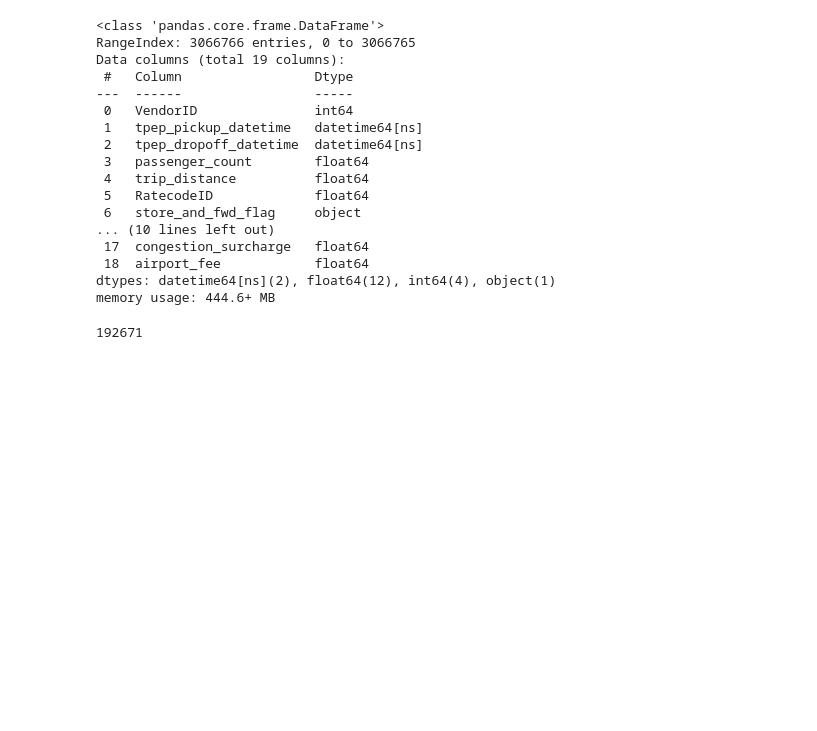
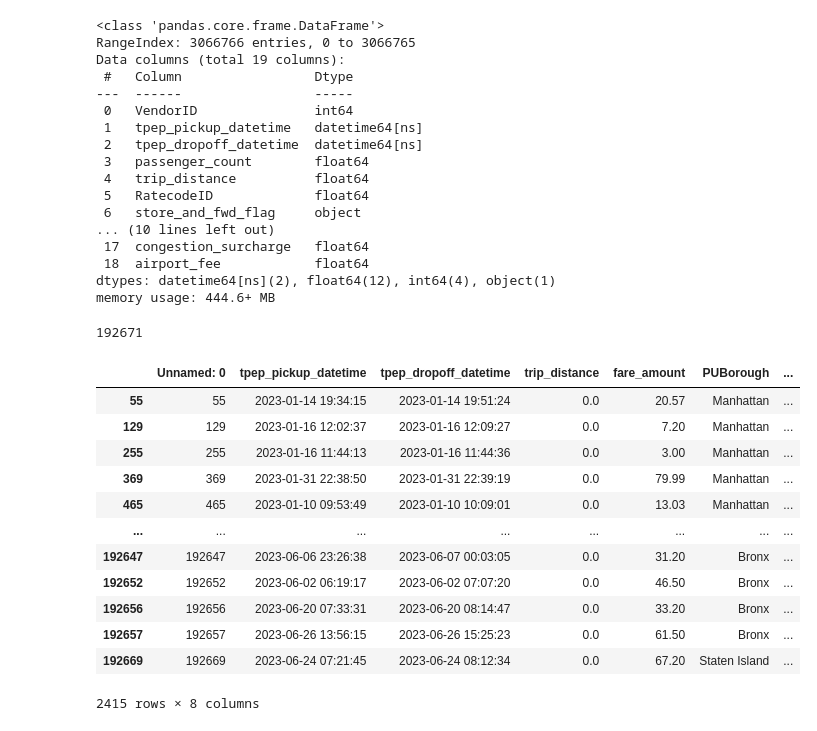
Before and after one commit to willflorez/Taxis-Nueva-York-y-CO2, a Jupyter notebook: data/ETL-borough.ipynb, the cells around one changed output. Saved outputs shown, nothing was run; the diff lists cells and outputs as text; code cells hidden in the pictures; blank space fills up the shorter version.

```diff
--- a/data/ETL-borough.ipynb
+++ b/data/ETL-borough.ipynb
@@ -220,3 +220,21 @@ dataframes = [enero_borough,febrero_borough,marzo_borough,abril_borough,mayo_bor
 boroughs = pd.concat(dataframes, ignore_index=True)
 # %%
 boroughs.to_csv('boroughs.csv')
+# %%
+distritos = pd.read_csv('boroughs.csv')
+# %%
+distritos[distritos['trip_distance'] == 0]
+# %% [output]
+|  | Unnamed: 0 | tpep_pickup_datetime | tpep_dropoff_datetime | trip_distance | fare_amount | PUBorough | ... |
+| 55 | 55 | 2023-01-14 19:34:15 | 2023-01-14 19:51:24 | 0.0 | 20.57 | Manhattan | ... |
+| 129 | 129 | 2023-01-16 12:02:37 | 2023-01-16 12:09:27 | 0.0 | 7.20 | Manhattan | ... |
+| 255 | 255 | 2023-01-16 11:44:13 | 2023-01-16 11:44:36 | 0.0 | 3.00 | Manhattan | ... |
+| 369 | 369 | 2023-01-31 22:38:50 | 2023-01-31 22:39:19 | 0.0 | 79.99 | Manhattan | ... |
+| 465 | 465 | 2023-01-10 09:53:49 | 2023-01-10 10:09:01 | 0.0 | 13.03 | Manhattan | ... |
+| ... | ... | ... | ... | ... | ... | ... | ... |
+| 192647 | 192647 | 2023-06-06 23:26:38 | 2023-06-07 00:03:05 | 0.0 | 31.20 | Bronx | ... |
+| 192652 | 192652 | 2023-06-02 06:19:17 | 2023-06-02 07:07:20 | 0.0 | 46.50 | Bronx | ... |
+| 192656 | 192656 | 2023-06-20 07:33:31 | 2023-06-20 08:14:47 | 0.0 | 33.20 | Bronx | ... |
+| 192657 | 192657 | 2023-06-26 13:56:15 | 2023-06-26 15:25:23 | 0.0 | 61.50 | Bronx | ... |
+| 192669 | 192669 | 2023-06-24 07:21:45 | 2023-06-24 08:12:34 | 0.0 | 67.20 | Staten Island | ... |
+2415 rows × 8 columns
```
Also changed, not shown: parts of 14 cells of this notebook.
